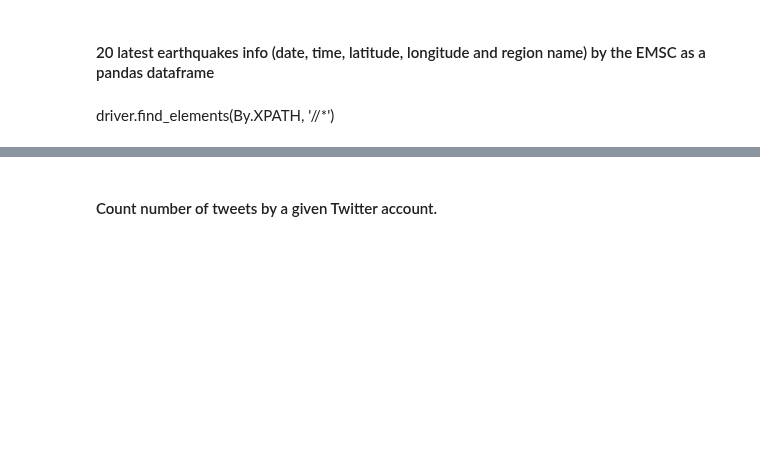
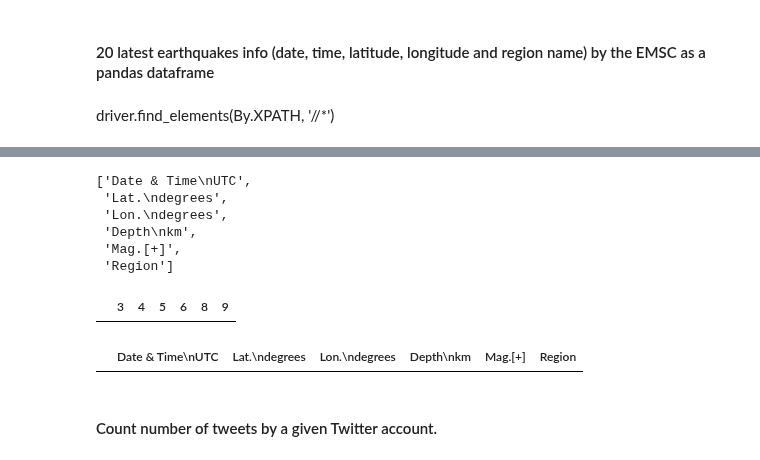
Before and after one commit to Ironhack-Data-Madrid-Octubre-2023/4.3-lab_web_scraping_selenium, a Jupyter notebook: your-code/main.ipynb, the cells around one changed output, grey strips where cells are left out. Drawn from its saved outputs; the diff is of its cells as text; code cells hidden in the pictures; blank space fills up the shorter version.

```diff
--- a/your-code/main.ipynb
+++ b/your-code/main.ipynb
@@ -597,0 +525,2 @@ print(df)
+# %%
+filas = cuerpo.find_elements(By.TAG_NAME, 'tr')
@@ -597,0 +531,15 @@ print(df)
+# %%
+matriz = []
+
+
+for f in filas:
+
+    tmp = []
+
+    elems = f.find_elements(By.TAG_NAME, 'td')  # esto es una lista
+
+    for e in elems:
+
+        tmp.append(e.text)
+
+    matriz.append(tmp)
@@ -597,0 +578,7 @@ print(df)
+# %%
+columnas = [i for i in range(10)]
+
+
+df = pd.DataFrame(matriz, columns=columnas)
+# %%
+df = df[[3, 4, 5, 6, 8, 9]]
@@ -597,0 +598,13 @@ print(df)
+# %%
+n_cols[2:]
+# %% [output]
+['Date & Time\nUTC',
+ 'Lat.\ndegrees',
+ 'Lon.\ndegrees',
+ 'Depth\nkm',
+ 'Mag.[+]',
+ 'Region']
+# %%
+df.head()
+# %% [output]
+|  | 3 | 4 | 5 | 6 | 8 | 9 |
@@ -598,3 +613,7 @@ print(df)
+# %%
+df.head()
+# %% [output]
+|  | Date & Time\nUTC | Lat.\ndegrees | Lon.\ndegrees | Depth\nkm | Mag.[+] | Region |
 # %% [markdown]
 #### Count number of tweets by a given Twitter account.
 # %% [markdown]
```
Also changed, not shown: parts of 23 cells of this notebook, 1 other file.
